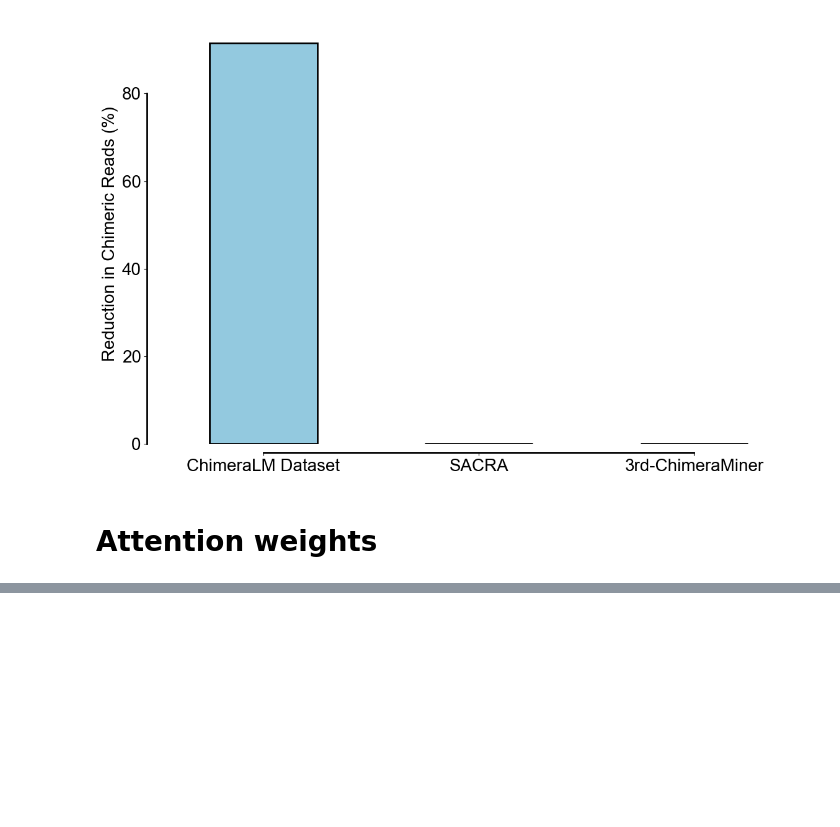
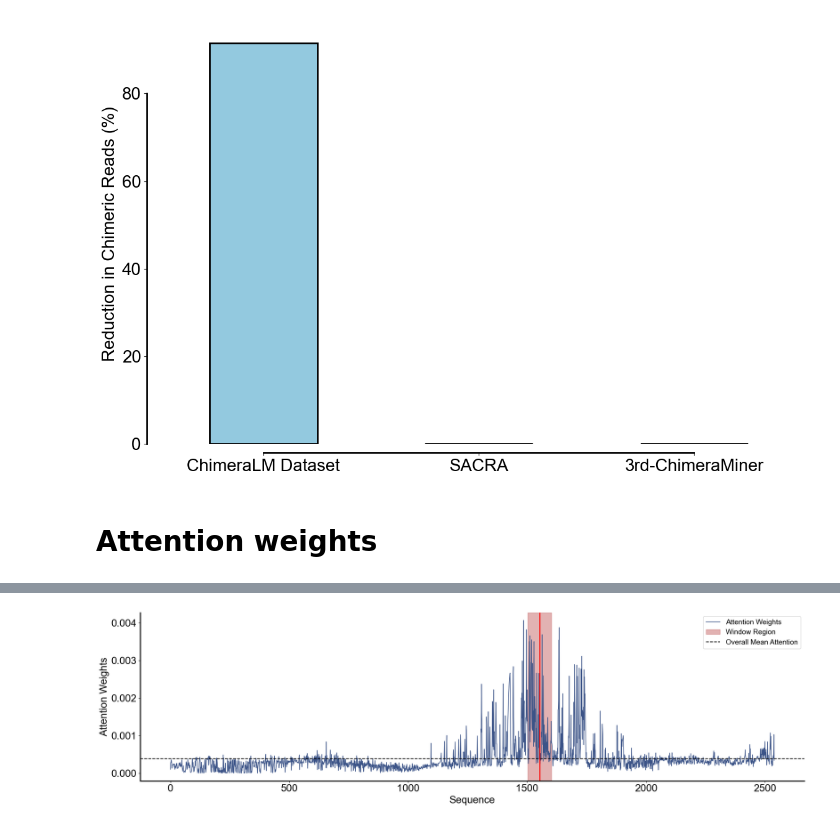
Before and after one commit to cauliyang/chimeralm_paper, a Jupyter notebook: figures/draw_figures.ipynb, the cells around one changed output, grey strips where cells are left out. Drawn from its saved outputs; the diff is of its cells as text; code cells hidden in the pictures; blank space fills up the shorter version.

Commit message:
manu: add figure 4

```diff
--- a/figures/draw_figures.ipynb
+++ b/figures/draw_figures.ipynb
@@ -1185,4 +1188,7 @@ plot_reduction(hyena_mk1c_data, figname="hyena_mk1c_reduction_benchmark.pdf")
 # %%
-import json
+import pickle
 
-attention_weights = json.load(open("./data/attention_weights/hyena_p2_attention_weights.json"))
+with open("./data/attention_weight/6f4568e5-3543-48c7-a64b-f4010c03804c_attention.pkl", "rb") as f:
+    attention_weights = pickle.load(f)
+
+attention_weights
@@ -1188,0 +1338,10 @@ attention_weights = json.load(open("./data/attention_weights/hyena_p2_attention_
+# %%
+draw_attention_weights(
+    attention_weights,
+    pos=1553,
+    color="#3c5488",
+    window_color="#a00000",
+    figname="6f4568e5-3543-48c7-a64b-f4010c03804c_attention_weights_1553.pdf",
+)
+# %% [output]
+[figure, added]
```
Also changed, not shown: parts of 7 cells of this notebook, 9 other files.
